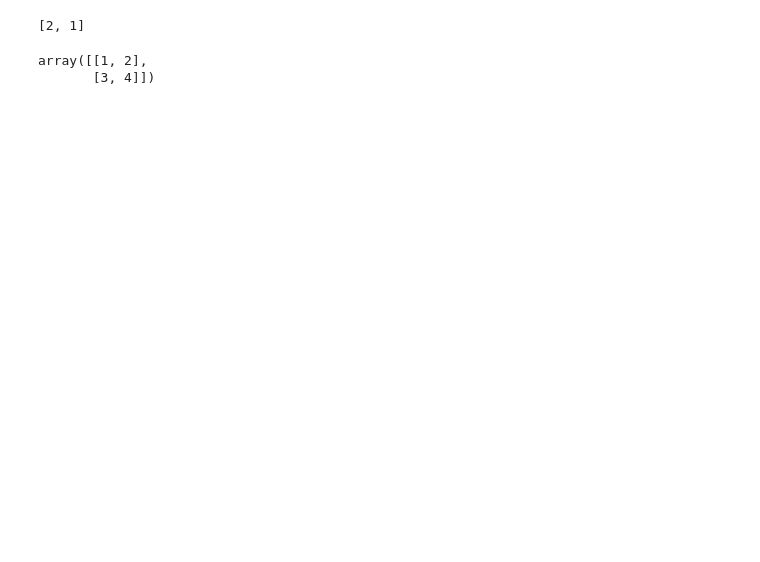
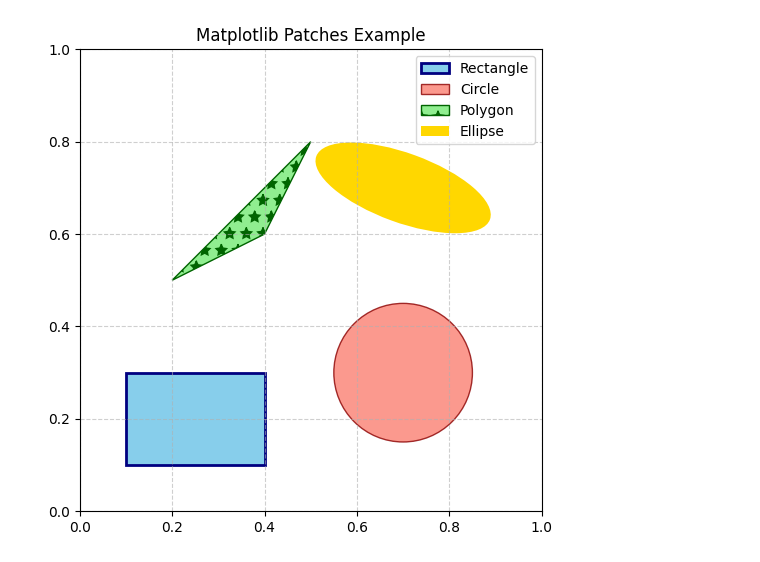
Before and after one commit to ngrjchk/Rubiks-Cube-Simulator-and-Solver, a Jupyter notebook: Notebooks/scratchbook.ipynb, the cells around one changed output. Drawn from its saved outputs; the diff is of its cells as text; code cells hidden in the pictures; blank space fills up the shorter version.

```diff
--- a/Notebooks/scratchbook.ipynb
+++ b/Notebooks/scratchbook.ipynb
@@ -81,14 +1,66 @@ array([[18,  9,  0],
-# %%
-a = [1,2]
-a.reverse()
-a
-# %% [output]
-[2, 1]
-# %%
-import numpy as np
-m = np.array([[1,2],[3,4]], int)
-m = np.rot90(m, k=0, axes=(0, 1))
-m
-# %% [output]
-array([[1, 2],
-       [3, 4]])
+# %%
+import matplotlib.pyplot as plt
+import matplotlib.patches as patches
+import numpy as np
+
+# 1. Create Figure and Axes
+fig, ax = plt.subplots(figsize=(6, 6)) # Make figure a bit bigger
+
+# 2. & 3. Instantiate Patches & 4. Customize
+rect = patches.Rectangle(
+    (0.1, 0.1), 0.3, 0.2,
+    facecolor='skyblue',
+    edgecolor='navy',
+    linewidth=2,
+    label='Rectangle'
+)
+
+circle = patches.Circle(
+    (0.7, 0.3), 0.15,
+    facecolor='salmon',
+    edgecolor='darkred',
+    alpha=0.8, # Semi-transparent
+    label='Circle'
+)
+
+poly_vertices = np.array([[0.2, 0.5], [0.5, 0.8], [0.4, 0.6]])
+polygon = patches.Polygon(
+    poly_vertices,
+    closed=True,
+    facecolor='lightgreen',
+    hatch='*', # Add a hatch pattern
+    edgecolor='darkgreen',
+    label='Polygon'
+)
+
+ellipse = patches.Ellipse(
+    (0.7, 0.7), 0.4, 0.15, angle=-20,
+    facecolor='gold',
+    label='Ellipse'
+)
+
+
+# 5. Add Patches to Axes
+ax.add_patch(rect)
+ax.add_patch(circle)
+ax.add_patch(polygon)
+ax.add_patch(ellipse)
+
+# --- Plot Refinements ---
+# Set axis limits to ensure all patches are visible
+ax.set_xlim(0, 1)
+ax.set_ylim(0, 1)
+
+# Make sure circles/ellipses aren't distorted if axes scale differently
+ax.set_aspect('equal', adjustable='box')
+
+# Add title and legend
+ax.set_title("Matplotlib Patches Example")
+ax.legend()
+ax.grid(True, linestyle='--', alpha=0.6)
+
+
+# 6. Display
+plt.show()
+# %% [output]
+[figure, added]
```
Also changed, not shown: parts of 4 cells of this notebook, 2 other files.
